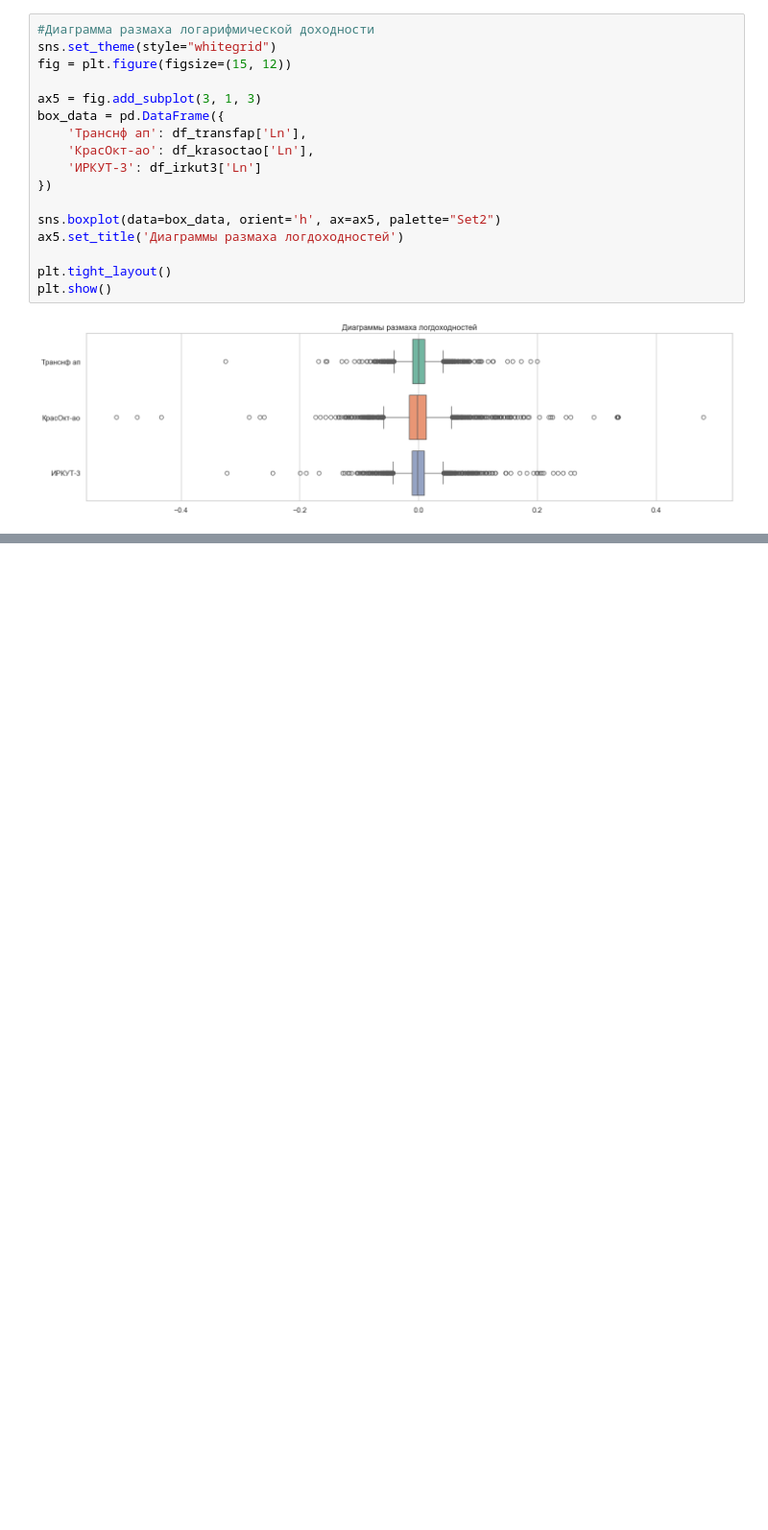
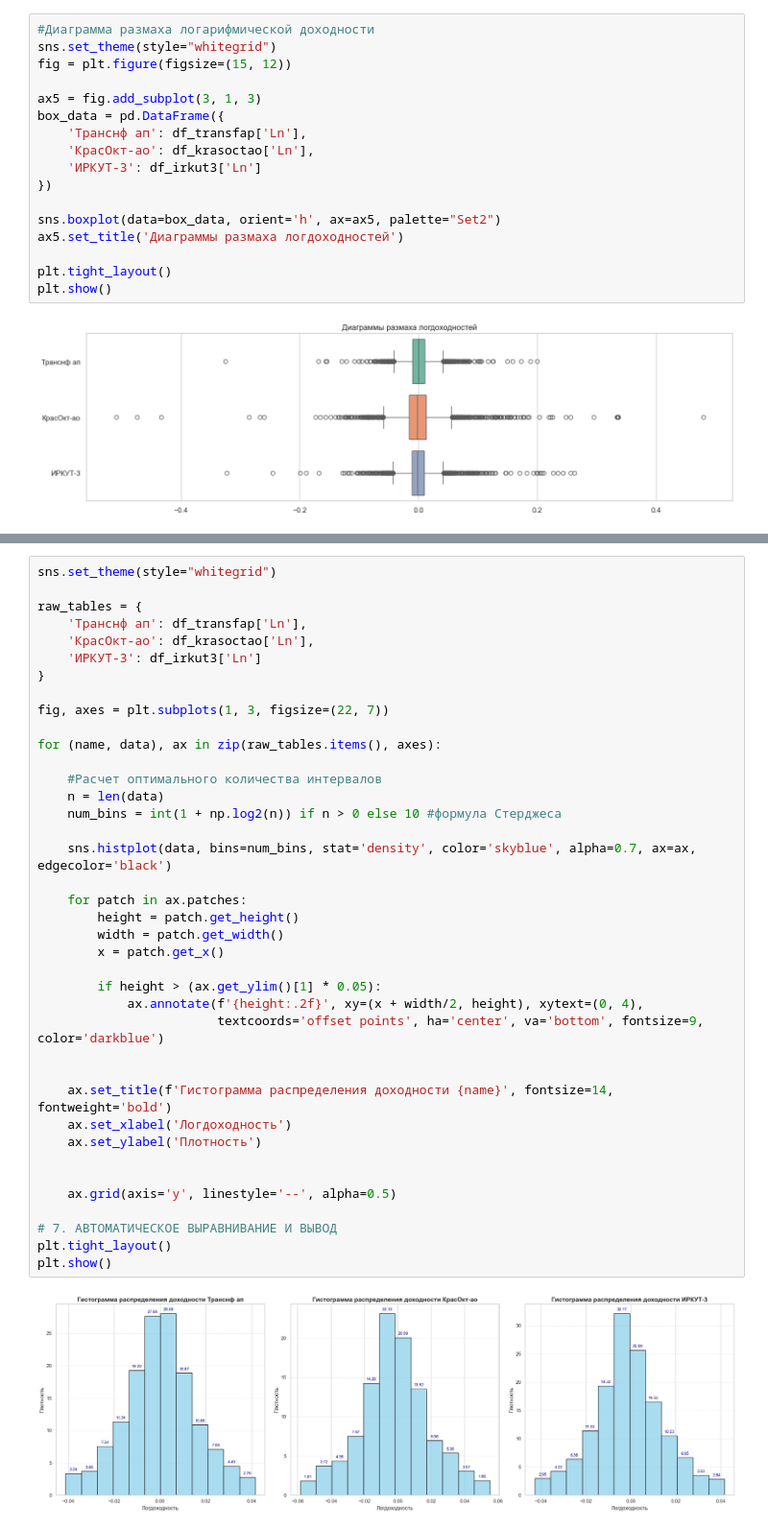
Before and after one commit to woarrr/mfd-stock-analysis, a Jupyter notebook: stock-analysis.ipynb, the cells around one changed output, grey strips where cells are left out. Shown at 96% size. Cells and saved outputs as stored; diff of their text form; blank space fills up the shorter version.

```diff
--- a/stock-analysis.ipynb
+++ b/stock-analysis.ipynb
@@ -404,0 +568,41 @@ plt.show()
+# %%
+sns.set_theme(style="whitegrid")
+
+raw_tables = {
+    'Транснф ап': df_transfap['Ln'],
+    'КрасОкт-ао': df_krasoctao['Ln'],
+    'ИРКУТ-3': df_irkut3['Ln']
+}
+
+fig, axes = plt.subplots(1, 3, figsize=(22, 7))
+
+for (name, data), ax in zip(raw_tables.items(), axes):
+
+    #Расчет оптимального количества интервалов
+    n = len(data)
+    num_bins = int(1 + np.log2(n)) if n > 0 else 10 #формула Стерджеса
+
+    sns.histplot(data, bins=num_bins, stat='density', color='skyblue', alpha=0.7, ax=ax, edgecolor='black')
+
+    for patch in ax.patches:
+        height = patch.get_height()
+        width = patch.get_width()
+        x = patch.get_x()
+
+        if height > (ax.get_ylim()[1] * 0.05):
+            ax.annotate(f'{height:.2f}', xy=(x + width/2, height), xytext=(0, 4),
+                        textcoords='offset points', ha='center', va='bottom', fontsize=9, color='darkblue')
+
+
+    ax.set_title(f'Гистограмма распределения доходности {name}', fontsize=14, fontweight='bold')
+    ax.set_xlabel('Логдоходность')
+    ax.set_ylabel('Плотность')
+
+
+    ax.grid(axis='y', linestyle='--', alpha=0.5)
+
+# 7. АВТОМАТИЧЕСКОЕ ВЫРАВНИВАНИЕ И ВЫВОД
+plt.tight_layout()
+plt.show()
+# %% [output]
+[figure, added]
```
Also changed, not shown: parts of 9 cells of this notebook.
